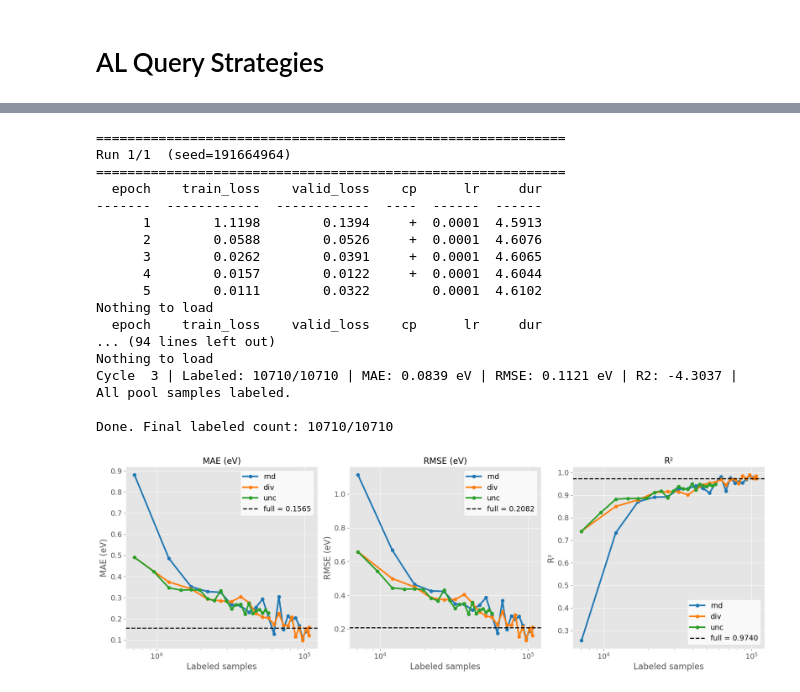
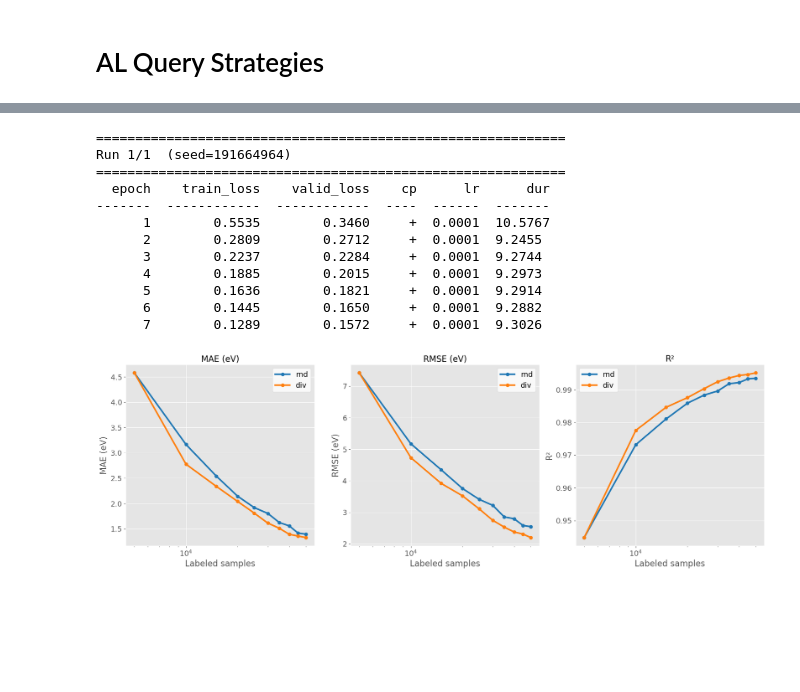
Before and after one commit to minhnghian03/property-prediction-al, a Jupyter notebook: nn/matbench_nn.ipynb, the cells around one changed output, grey strips where cells are left out. Cells and saved outputs as stored; diff of their text form; code cells hidden in the pictures; blank space fills up the shorter version.

```diff
--- a/nn/matbench_nn.ipynb
+++ b/nn/matbench_nn.ipynb
@@ -963,7 +976,7 @@ model = NeuralNetRegressor(
 )
 
 model.initialize()
-model.load_params(f_params='models/schnet/skorch/skorch_schnet_gap_matbench_3.pt')
+model.load_params(f_params='models/schnet/skorch/skorch_schnet_eform_matbench_best.pt')
 
 #Load w/o skorch wrapping
 # checkpoint = torch.load('models/schnet/skorch/skorch_schnet_gap_qm9_1.pt', map_location=device)
@@ -1834,15 +1894,17 @@ query_idx = qs.query(
 model = NeuralNetRegressor(
     module=SchNetRegressorModule,
     module__hidden_channels=64,
-    module__num_filters=256,
+    module__num_filters=128,
     module__num_interactions=6,
     module__num_gaussians=50,
-    module__cutoff=6.0,
+    module__cutoff=5.0,
+    module__readout='mean',
     criterion=nn.MSELoss,
-    optimizer=torch.optim.Adam,
+    optimizer=torch.optim.AdamW,
+    optimizer__weight_decay=1e-6,
     lr=1e-4,
     batch_size=32,
-    max_epochs=100,
+    max_epochs=150,
     iterator_train=DataLoader,
     iterator_valid=DataLoader,
     iterator_train__shuffle=True,
@@ -1860,13 +1922,13 @@ model = NeuralNetRegressor(
             patience=5,
             min_lr=1e-6,
         )),
-        # ('early_stopping', EarlyStopping(
-        #     monitor='valid_loss',
-        #     patience=20,
-        #     lower_is_better=True,
-        #     threshold=0.001,
-        #     threshold_mode='rel',
-        # )),
+        ('early_stopping', EarlyStopping(
+            monitor='valid_loss',
+            patience=20,
+            lower_is_better=True,
+            threshold=0.001,
+            threshold_mode='rel',
+        )),
         ('checkpoint', Checkpoint(
             f_params=None,
             f_history=None,
@@ -1922,23 +1982,18 @@ Done. Final labeled count: 107105/107108
 # %%
-results_unc = al_loop_unc_skorch(skorch_model=model, bagging_estimators=3, n_runs=1, save='active_learning/schnet/qm9/al_history_schnet_unc_gap_qm9.csv')
+results_unc = al_loop_unc_skorch(skorch_model=model, bagging_estimators=3, n_runs=1, n_initial=5000, batch_size=5000, n_cycles=10, save='active_learning/schnet/matbench/al_history_schnet_unc_eform_matbench.csv')
 # %% [output]
 ============================================================
 Run 1/1  (seed=191664964)
 ============================================================
-  epoch    train_loss    valid_loss    cp      lr     dur
--------  ------------  ------------  ----  ------  ------
-      1        1.1198        0.1394     +  0.0001  4.5913
-      2        0.0588        0.0526     +  0.0001  4.6076
-      3        0.0262        0.0391     +  0.0001  4.6065
-      4        0.0157        0.0122     +  0.0001  4.6044
-      5        0.0111        0.0322        0.0001  4.6102
-Nothing to load
-  epoch    train_loss    valid_loss    cp      lr     dur
-... (94 lines left out)
-Nothing to load
-Cycle  3 | Labeled: 10710/10710 | MAE: 0.0839 eV | RMSE: 0.1121 eV | R2: -4.3037 | All pool samples labeled.
-
-Done. Final labeled count: 10710/10710
+  epoch    train_loss    valid_loss    cp      lr      dur
+-------  ------------  ------------  ----  ------  -------
+      1        0.5535        0.3460     +  0.0001  10.5767
+      2        0.2809        0.2712     +  0.0001  9.2455
+      3        0.2237        0.2284     +  0.0001  9.2744
+      4        0.1885        0.2015     +  0.0001  9.2973
+      5        0.1636        0.1821     +  0.0001  9.2914
+      6        0.1445        0.1650     +  0.0001  9.2882
+      7        0.1289        0.1572     +  0.0001  9.3026
 # %%
 def df_groupby(df):
     '''
@@ -2023,12 +2078,12 @@ def plot_al(dfs, labels, score=None, save=None, format='pdf'):
         fig.savefig(save, format=format, dpi=300)
     plt.show()
 # %%
-rnd = df_groupby(pd.read_csv('active_learning/schnet/qm9/al_history_schnet_rnd_gap_qm9.csv'))
+rnd = df_groupby(pd.read_csv('active_learning/schnet/matbench/al_history_schnet_rnd_eform_matbench.csv'))
 # %%
-div = df_groupby(pd.read_csv('active_learning/schnet/qm9/al_history_schnet_div_gap_qm9.csv'))
+div = df_groupby(pd.read_csv('active_learning/schnet/matbench/al_history_schnet_div_eform_matbench.csv'))
 # %%
 unc = df_groupby(pd.read_csv('active_learning/schnet/qm9/al_history_schnet_unc_gap_qm9.csv'))
 # %%
-plot_al([rnd, div, unc], ['rnd', 'div', 'unc'], score)
+plot_al([rnd, div], ['rnd', 'div'], score=None)
 # %% [output]
-[figure, old version]
+[figure, new version]
```
Also changed, not shown: parts of 16 cells of this notebook, 15 other files.
